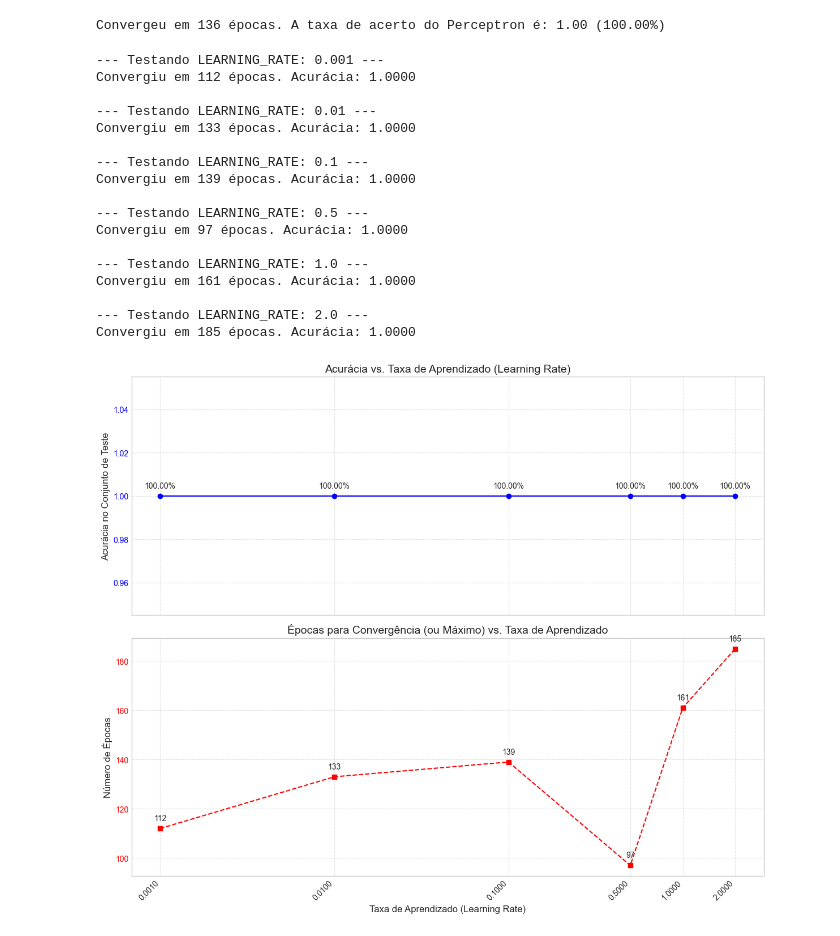
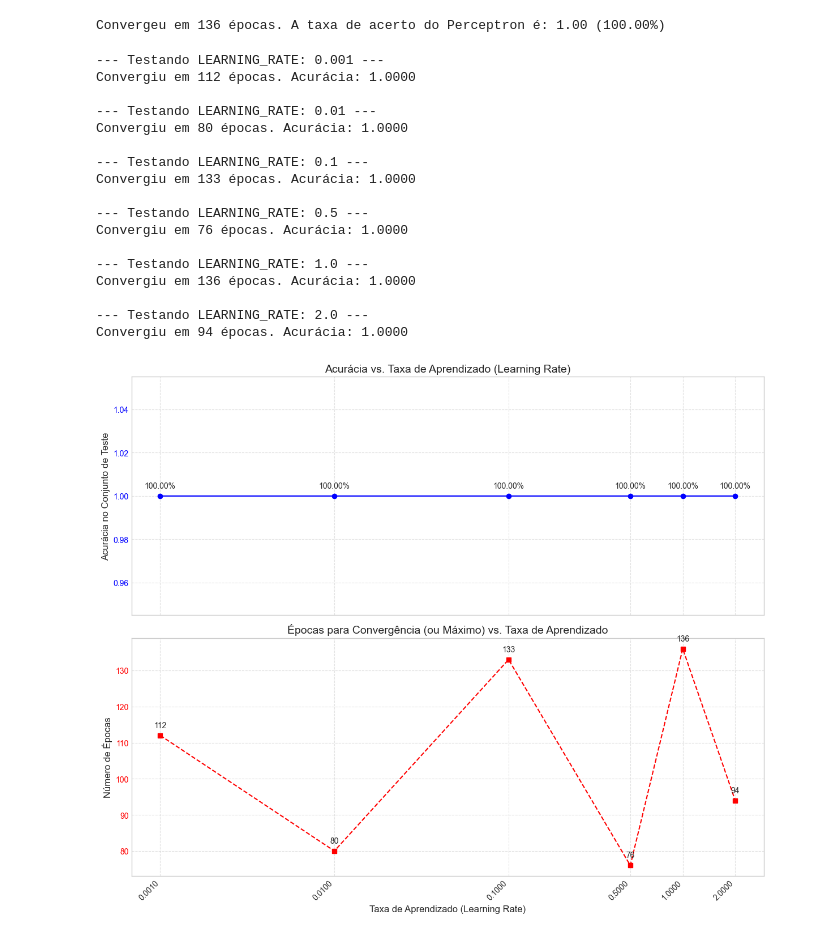
Before and after one commit to micaelol12/Perceptron, a Jupyter notebook: main.ipynb, the cells around one changed output. Drawn from its saved outputs; the diff is of its cells as text; code cells hidden in the pictures.

```diff
--- a/main.ipynb
+++ b/main.ipynb
@@ -11,8 +11,8 @@ START_WEIGHTS = [
     0.3,
     0.4
 ]
-BIAS = 1
-LEARNING_RATE = 1
+BIAS = 1.0
+LEARNING_RATE = 1.0
 MAX_EPOCHS = 200
 # %%
 from Perceptron import Perceptron
@@ -56,7 +56,7 @@ for lr in learning_rates_to_test:
     print(f"\n--- Testando LEARNING_RATE: {lr_display} ---")
 
     perceptron = Perceptron(data=train_data,
-                            weights=START_WEIGHTS,
+                            weights=list(START_WEIGHTS),
                             bias=BIAS,
                             learning_rate=lr,
                             max_epochs=MAX_EPOCHS)
@@ -95,37 +95,37 @@ for lr, acc in zip(lrs, accuracies):
 
 
 ax2.plot(lrs, epochs, marker='s', linestyle='--', color='red')
 ax2.set_title('Épocas para Convergência (ou Máximo) vs. Taxa de Aprendizado', fontsize=14)
 ax2.set_xlabel('Taxa de Aprendizado (Learning Rate)', fontsize=12)
 ax2.set_ylabel('Número de Épocas', fontsize=12)
 ax2.tick_params(axis='y', labelcolor='red')
 ax2.grid(True, linestyle='--', alpha=0.6)
 
 for lr, ep in zip(lrs, epochs):
     ax2.annotate(str(ep), (lr, ep), textcoords="offset points", xytext=(0, 10), ha='center')
 
 
 plt.xscale('log')
 plt.xticks(lrs, [f'{l:.4f}' for l in lrs], rotation=45, ha='right')
 
 plt.tight_layout()
 plt.show()
 # %% [output]
 --- Testando LEARNING_RATE: 0.001 ---
 Convergiu em 112 épocas. Acurácia: 1.0000
 
 --- Testando LEARNING_RATE: 0.01 ---
+Convergiu em 80 épocas. Acurácia: 1.0000
+
+--- Testando LEARNING_RATE: 0.1 ---
 Convergiu em 133 épocas. Acurácia: 1.0000
 
---- Testando LEARNING_RATE: 0.1 ---
-Convergiu em 139 épocas. Acurácia: 1.0000
-
 --- Testando LEARNING_RATE: 0.5 ---
-Convergiu em 97 épocas. Acurácia: 1.0000
+Convergiu em 76 épocas. Acurácia: 1.0000
 
 --- Testando LEARNING_RATE: 1.0 ---
-Convergiu em 161 épocas. Acurácia: 1.0000
+Convergiu em 136 épocas. Acurácia: 1.0000
 
 --- Testando LEARNING_RATE: 2.0 ---
-Convergiu em 185 épocas. Acurácia: 1.0000
+Convergiu em 94 épocas. Acurácia: 1.0000
-[figure, old version]
+[figure, new version]
```
Also changed, not shown: 2 other files.
